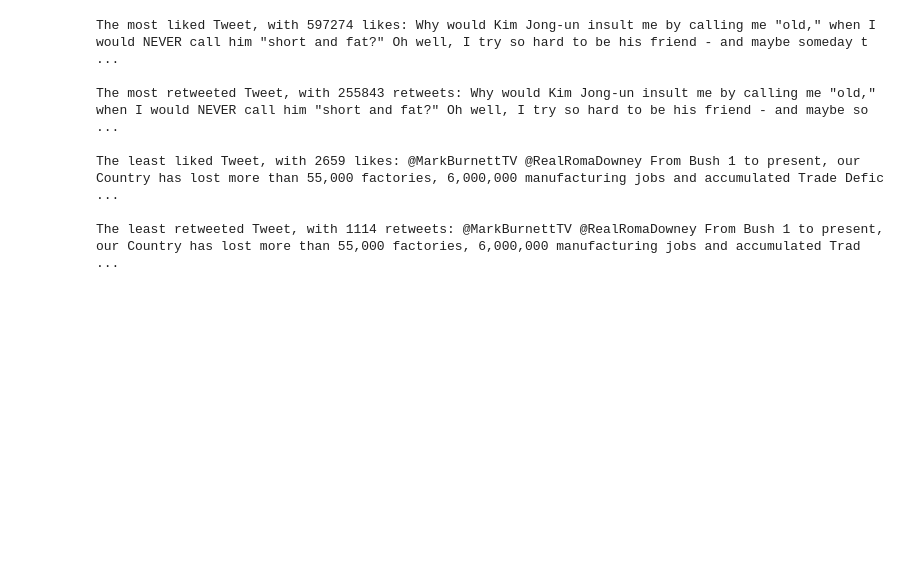
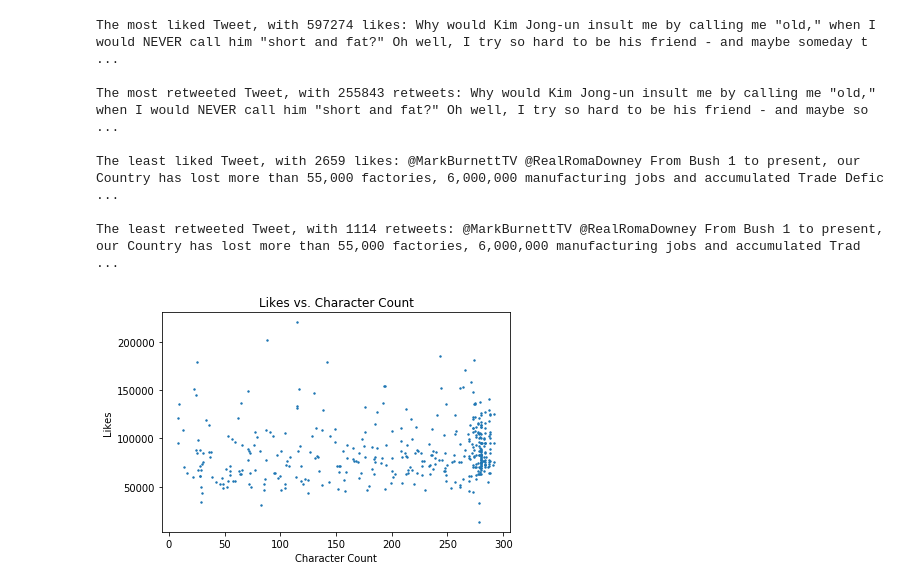
Before and after one commit to chenwill98/donald-analysis, a Jupyter notebook: Donald Trump Tweets.ipynb, the cells around one changed output. Cells and saved outputs as stored; diff of their text form; code cells hidden in the pictures; blank space fills up the shorter version.

```diff
--- a/Donald Trump Tweets.ipynb
+++ b/Donald Trump Tweets.ipynb
@@ -109,3 +72,13 @@ The most retweeted Tweet, with 255843 retweets: Why would Kim Jong-un insult me
 The least liked Tweet, with 2659 likes: @MarkBurnettTV @RealRomaDowney From Bush 1 to present, our Country has lost more than 55,000 factories, 6,000,000 manufacturing jobs and accumulated Trade Defic ...
 
 The least retweeted Tweet, with 1114 retweets: @MarkBurnettTV @RealRomaDowney From Bush 1 to present, our Country has lost more than 55,000 factories, 6,000,000 manufacturing jobs and accumulated Trad ...
+# %%
+# Checks to see if there's any correlation between length of tweet and amount of likes
+correlation = pd.Series(data = tweets[length-401:length-1]['Likes'].values, index = tweets[length-401:length-1]['Char count'].values)
+plt.scatter(correlation.index, correlation, s=2)
+plt.title('Likes vs. Character Count')
+plt.xlabel('Character Count')
+plt.ylabel('Likes')
+plt.tight_layout()
+# %% [output]
+[figure, added]
```
Also changed, not shown: parts of 8 cells of this notebook, 3 other files.
